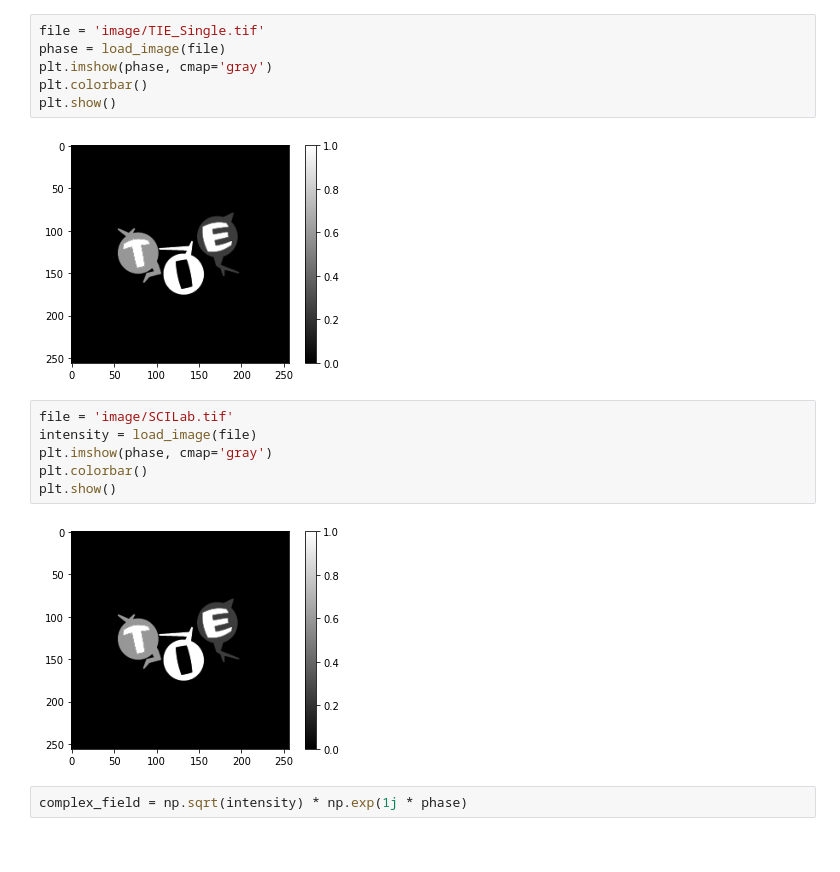
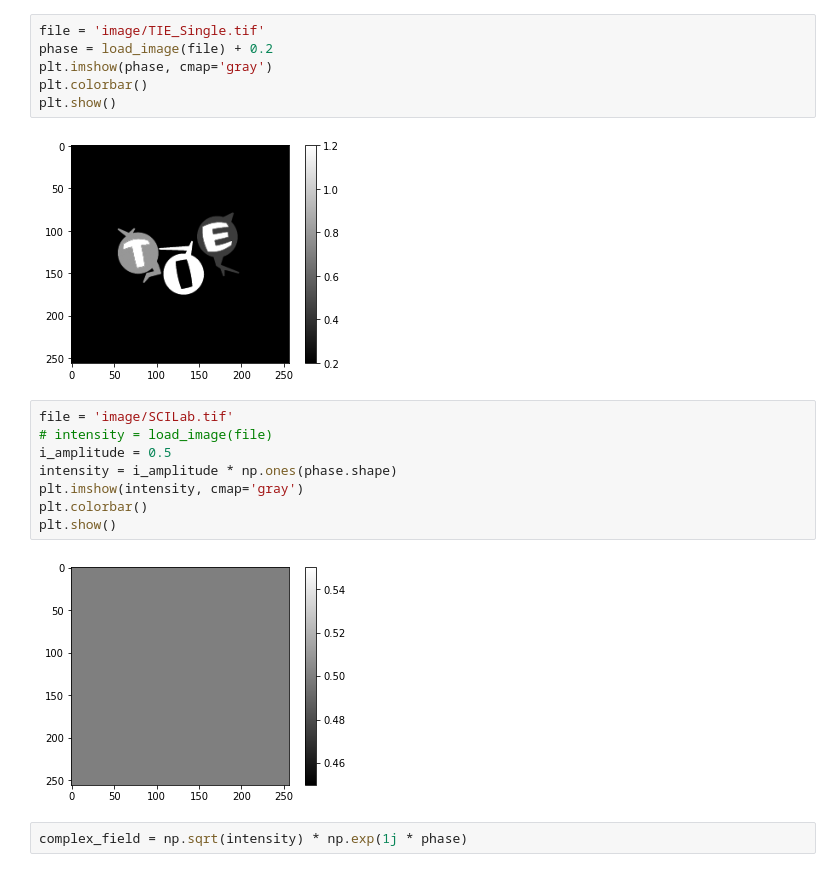
Before and after one commit to megamott/TIE-optimization, a Jupyter notebook: generation/sci_lab_intensity_tie_image_phase_generation.ipynb, the cells around one changed output. Drawn from its saved outputs; the diff is of its cells as text.

```diff
--- a/generation/sci_lab_intensity_tie_image_phase_generation.ipynb
+++ b/generation/sci_lab_intensity_tie_image_phase_generation.ipynb
@@ -6,7 +6,7 @@ from mpl_toolkits.axes_grid1 import make_axes_locatable
 from loader import load_image
 # %%
 file = 'image/TIE_Single.tif'
-phase = load_image(file)
+phase = load_image(file) + 0.2
 plt.imshow(phase, cmap='gray')
 plt.colorbar()
 plt.show()
@@ -14,12 +14,14 @@ plt.show()
 [figure]
 # %%
 file = 'image/SCILab.tif'
-intensity = load_image(file)
-plt.imshow(phase, cmap='gray')
+# intensity = load_image(file)
+i_amplitude = 0.5
+intensity = i_amplitude * np.ones(phase.shape)
+plt.imshow(intensity, cmap='gray')
 plt.colorbar()
 plt.show()
 # %% [output]
-[figure, old version]
+[figure, new version]
 # %%
 complex_field = np.sqrt(intensity) * np.exp(1j * phase)
 # %%
```
Also changed, not shown: parts of 2 cells of this notebook, 45 other files.
